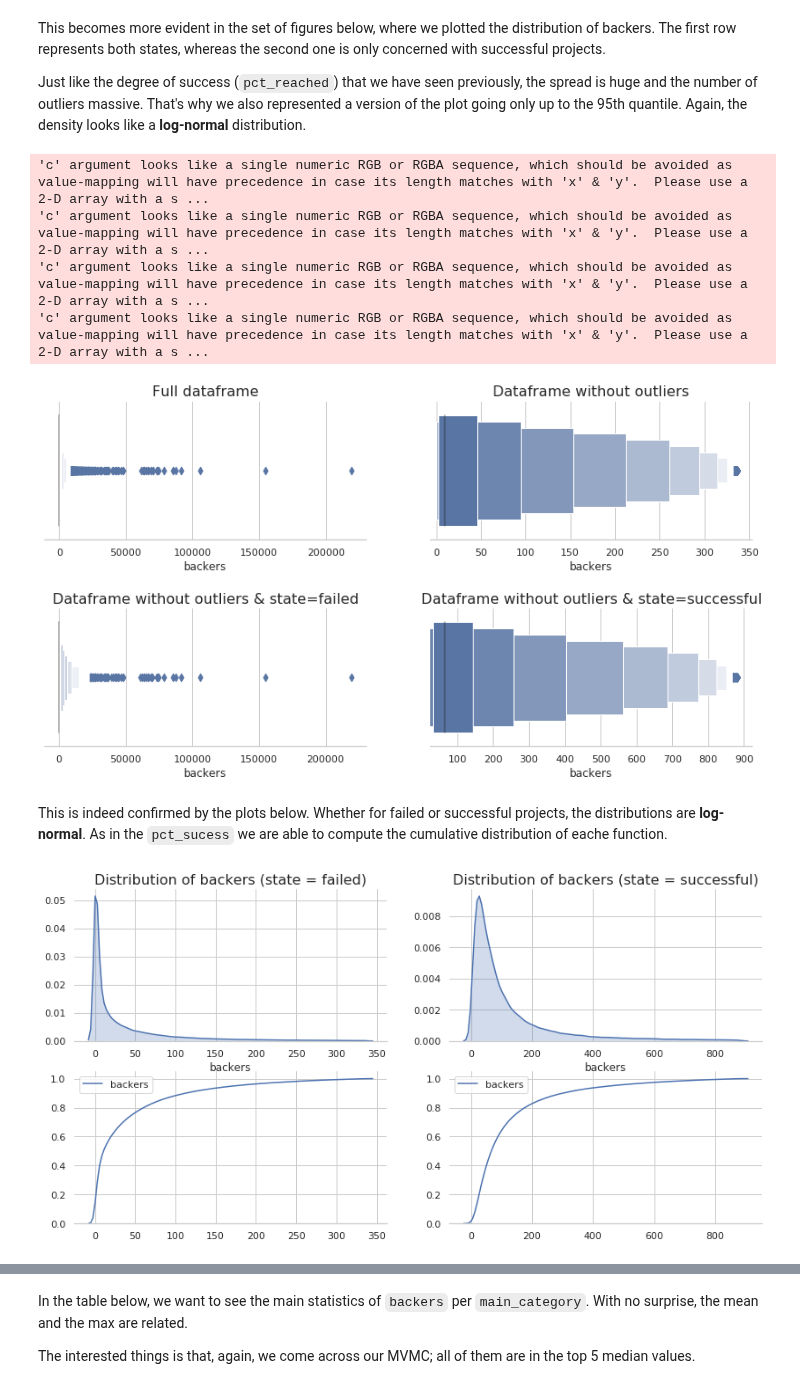
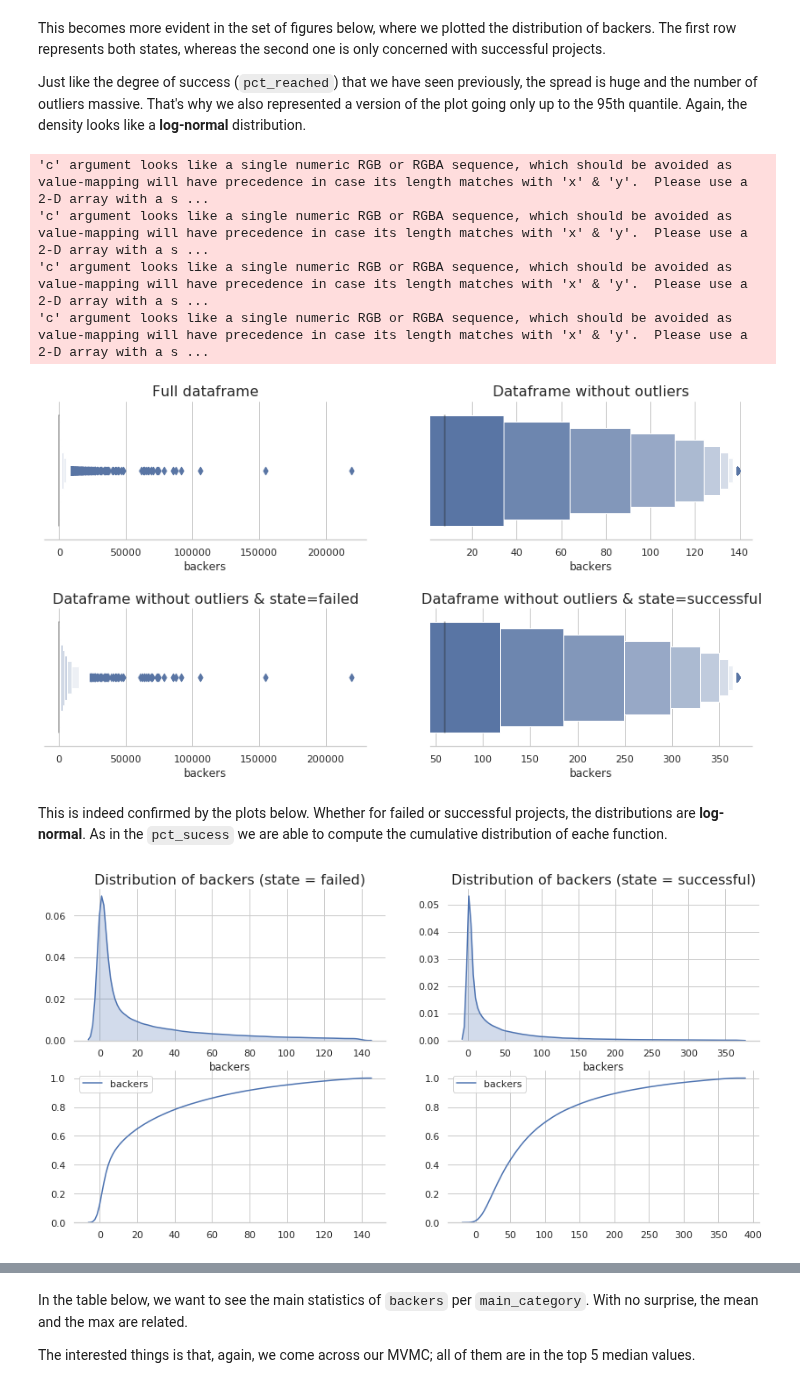
Before and after one commit to tbacha/DMML2019_Team_Apple, a Jupyter notebook: code/Kickstarter_notebook_Team_Apple_EDA.ipynb, the cells around one changed output, grey strips where cells are left out. Cells and saved outputs as stored; diff of their text form; code cells hidden in the pictures.

```diff
--- a/code/Kickstarter_notebook_Team_Apple_EDA.ipynb
+++ b/code/Kickstarter_notebook_Team_Apple_EDA.ipynb
@@ -424,7 +420,10 @@ This becomes more evident in the set of figures below, where we plotted the dist
 Just like the degree of success (`pct_reached`) that we have seen previously, the spread is huge and the number of outliers massive. That's why we also represented a version of the plot going only up to the 95th quantile. Again, the density looks like a **log-normal** distribution.
 # %%
 f, axes = plt.subplots(2, 2, figsize=(14, 7), sharex=False)
-df1 = df[df['state']==1]
+q1,q3 = np.percentile(df["backers"],[25,75])
+q1_suc,q3_suc = np.percentile(df[df['state']==1]["backers"],[25,75])
+upper_bound = round((q3 +(1.5 * (q3 - q1))),0)
+upper_bound_suc = round((q3_suc +(1.5 * (q3_suc - q1_suc))),0)
 f.subplots_adjust(hspace=.5)
 axes[0,0].set_title('Full dataframe', size=16)
 axes[0,1].set_title('Dataframe without outliers', size=16)
@@ -432,30 +431,28 @@ axes[1,0].set_title('Dataframe without outliers & state=failed', size=16)
 axes[1,1].set_title('Dataframe without outliers & state=successful', size=16)
 sns.despine(left=True)
 sns.boxenplot(x="backers",color="b", scale="linear", data=df, ax=axes[0,0])
-sns.boxenplot(x="backers",color="b", scale="linear", data=df[df["backers"]<338], ax=axes[0,1])
-sns.boxenplot(x="backers",color="b", scale="linear", data=df1, ax=axes[1,0])
-sns.boxenplot(x="backers",color="b", scale="linear", data=df1[df1["backers"]<883], ax=axes[1,1])
+sns.boxenplot(x="backers",color="b", scale="linear", data=df[df["backers"]<upper_bound], ax=axes[0,1])
+sns.boxenplot(x="backers",color="b", scale="linear", data=df[df['state']==1], ax=axes[1,0])
+sns.boxenplot(x="backers",color="b", scale="linear", data=df[(df["backers"]<upper_bound_suc) & (df['state']==1) ], ax=axes[1,1])
 plt.show()
-stat1 = df["backers"].quantile([0.25,0.5,0.75,0.95])
-stat2 = df1["backers"].quantile([0.25,0.5,0.75,0.95])
 # %% [output]
 'c' argument looks like a single numeric RGB or RGBA sequence, which should be avoided as value-mapping will have precedence in case its length matches with 'x' & 'y'.  Please use a 2-D array with a s ...
 'c' argument looks like a single numeric RGB or RGBA sequence, which should be avoided as value-mapping will have precedence in case its length matches with 'x' & 'y'.  Please use a 2-D array with a s ...
 'c' argument looks like a single numeric RGB or RGBA sequence, which should be avoided as value-mapping will have precedence in case its length matches with 'x' & 'y'.  Please use a 2-D array with a s ...
 'c' argument looks like a single numeric RGB or RGBA sequence, which should be avoided as value-mapping will have precedence in case its length matches with 'x' & 'y'.  Please use a 2-D array with a s ...
-[figure, old version]
+[figure, new version]
 # %% [markdown]
 This is indeed confirmed by the plots below. Whether for failed or successful projects, the distributions are **log-normal**. As in the `pct_sucess` we are able to compute the cumulative distribution of eache function.
 # %%
 f, axes = plt.subplots(2, 2, figsize=(14, 7), sharex=False)
 sns.despine(left=True)
 axes[0,0].set_title('Distribution of backers (state = failed)', size=16)
 axes[0,1].set_title('Distribution of backers (state = successful)', size=16)
-sns.distplot(df[df["backers"]<338]["backers"], hist=False, color="b", kde_kws={"shade": True},ax=axes[0,0])
-sns.distplot(df1[df1["backers"]<883]["backers"], hist=False, color="b", kde_kws={"shade": True},ax=axes[0,1])
-sns.kdeplot(df[df["backers"]<338]["backers"], cumulative=True,ax=axes[1,0])
-sns.kdeplot(df1[df1["backers"]<883]["backers"], cumulative=True,ax=axes[1,1])
+sns.distplot(df[df["backers"]<upper_bound]["backers"], hist=False, color="b", kde_kws={"shade": True},ax=axes[0,0])
+sns.distplot(df[df["backers"]<upper_bound_suc]["backers"], hist=False, color="b", kde_kws={"shade": True},ax=axes[0,1])
+sns.kdeplot(df[df["backers"]<upper_bound]["backers"], cumulative=True,ax=axes[1,0])
+sns.kdeplot(df[(df["backers"]<upper_bound_suc) & (df['state']==1) ]["backers"], cumulative=True,ax=axes[1,1])
 plt.show()
 # %% [output]
-[figure, old version]
+[figure, new version]
 # %%
```
Also changed, not shown: parts of 15 cells of this notebook.
